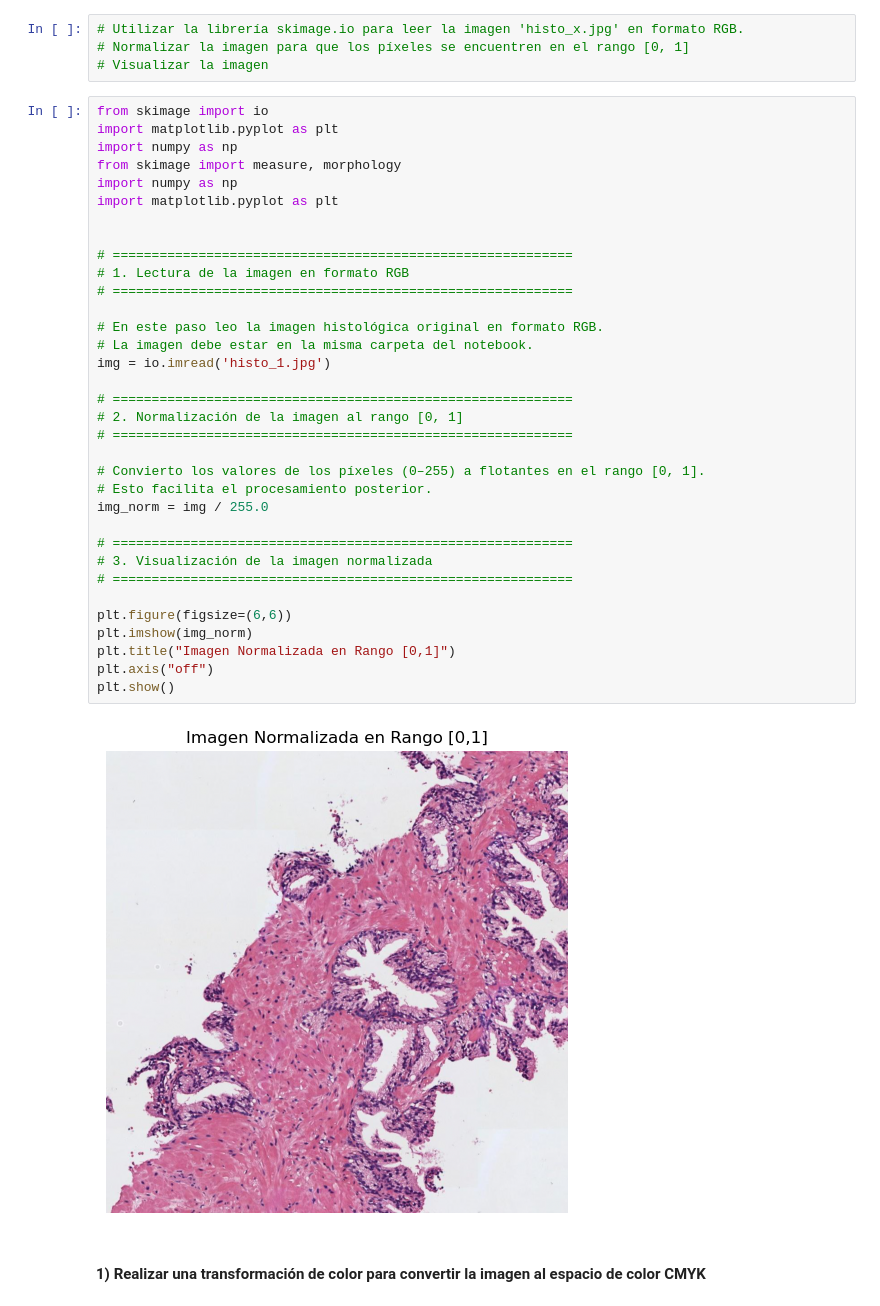
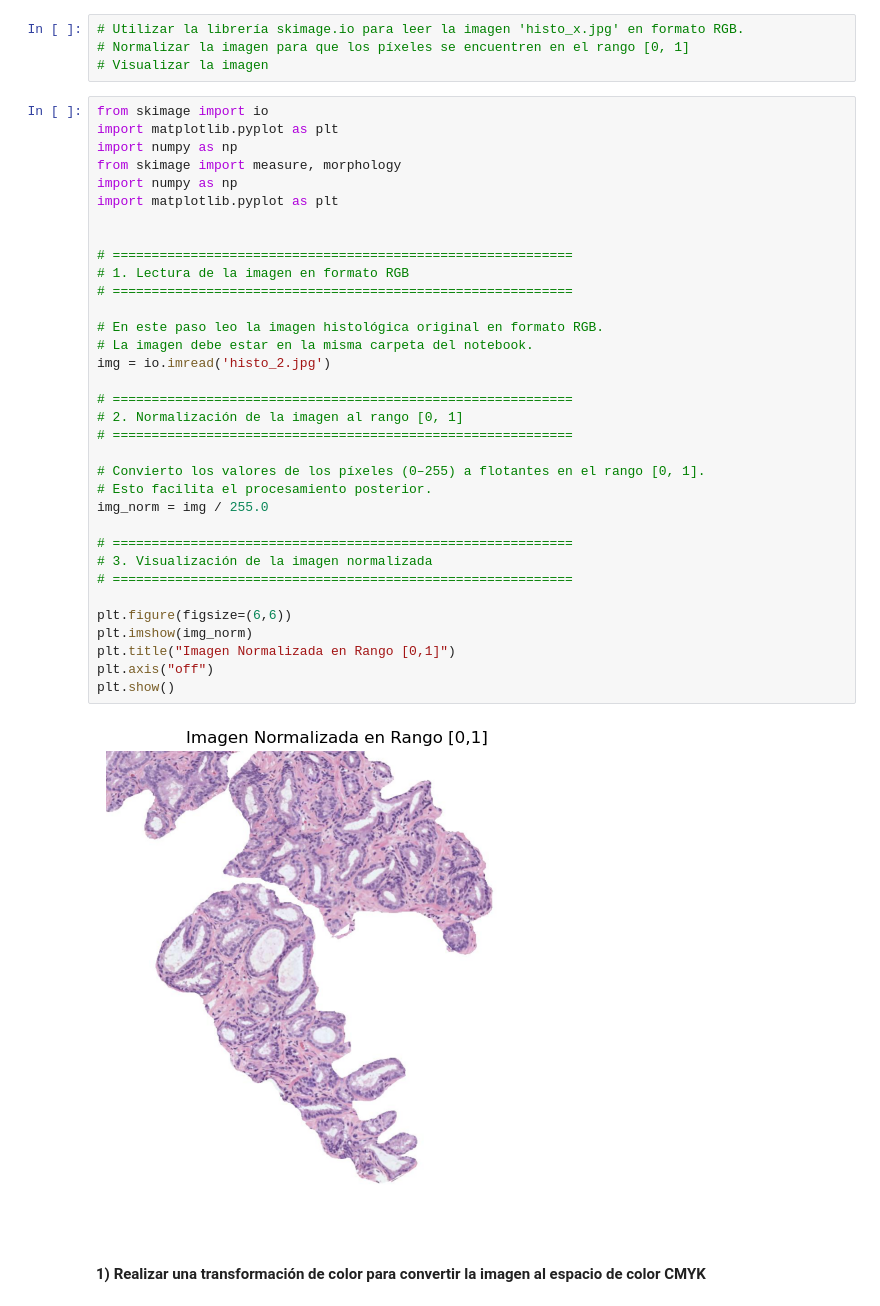
Before and after one commit to RomelCarlof/EjercicosJavaScript, a Jupyter notebook: Phython/Aprendizaje_Supervisado/Actividad_Computer_Vision_C2 (2)/Actividad_Computer_Vision_C2/Actividad_Computer_Vision_C2.ipynb, the cells around one changed output. Cells and saved outputs as stored; diff of their text form.

```diff
--- a/Phython/Aprendizaje_Supervisado/Actividad_Computer_Vision_C2 (2)/Actividad_Computer_Vision_C2/Actividad_Computer_Vision_C2.ipynb
+++ b/Phython/Aprendizaje_Supervisado/Actividad_Computer_Vision_C2 (2)/Actividad_Computer_Vision_C2/Actividad_Computer_Vision_C2.ipynb
@@ -13,35 +13,35 @@ import numpy as np
 from skimage import measure, morphology
 import numpy as np
 import matplotlib.pyplot as plt
 
 
 # ===========================================================
 # 1. Lectura de la imagen en formato RGB
 # ===========================================================
 
 # En este paso leo la imagen histológica original en formato RGB.
 # La imagen debe estar en la misma carpeta del notebook.
-img = io.imread('histo_1.jpg')
+img = io.imread('histo_2.jpg')
 
 # ===========================================================
 # 2. Normalización de la imagen al rango [0, 1]
 # ===========================================================
 
 # Convierto los valores de los píxeles (0–255) a flotantes en el rango [0, 1].
 # Esto facilita el procesamiento posterior.
 img_norm = img / 255.0
 
 # ===========================================================
 # 3. Visualización de la imagen normalizada
 # ===========================================================
 
 plt.figure(figsize=(6,6))
 plt.imshow(img_norm)
 plt.title("Imagen Normalizada en Rango [0,1]")
 plt.axis("off")
 plt.show()
 # %% [output]
-[figure, old version]
+[figure, new version]
 # %% [markdown]
 #### 1) Realizar una transformación de color para convertir la imagen al espacio de color CMYK
 # %%
```
Also changed, not shown: parts of 8 cells of this notebook, 1 other file.
